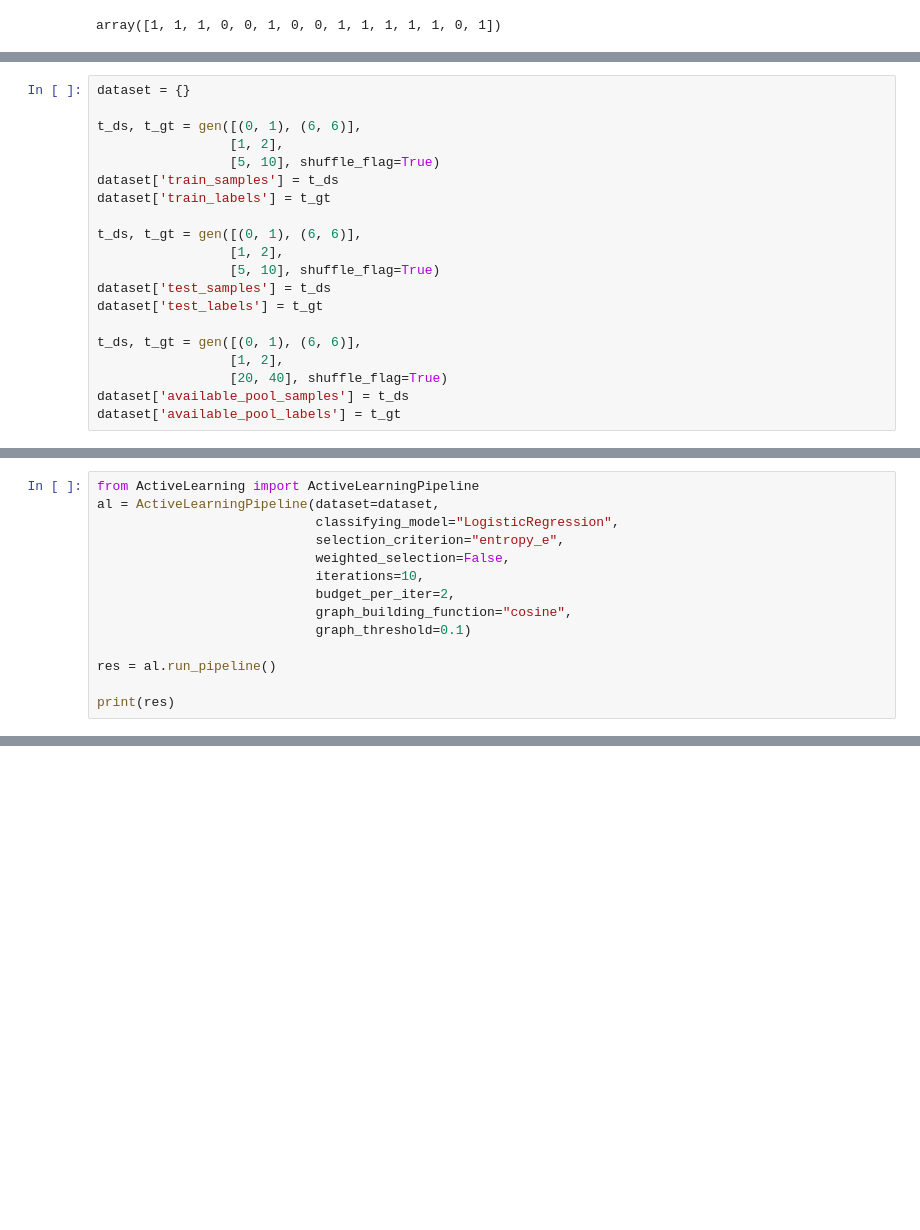
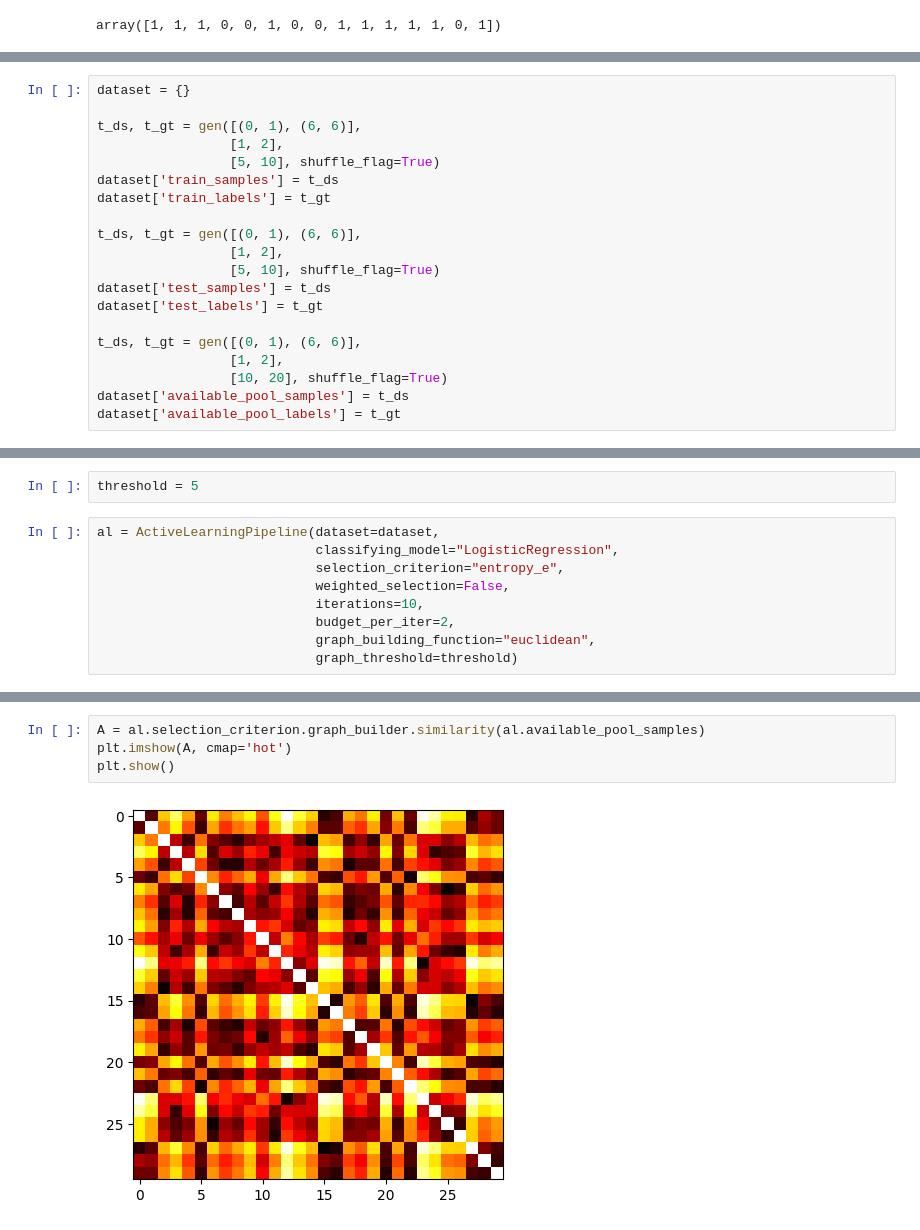
Before and after one commit to ThatMajd/Graph-Boosted-Active-Learning, a Jupyter notebook: code_testings.ipynb, the cells around one changed output, grey strips where cells are left out. Saved outputs shown, nothing was run; the diff lists cells and outputs as text; blank space fills up the shorter version.

```diff
--- a/code_testings.ipynb
+++ b/code_testings.ipynb
@@ -51,6 +51,6 @@ dataset['test_labels'] = t_gt
 
 t_ds, t_gt = gen([(0, 1), (6, 6)],
 				 [1, 2],
-				 [20, 40], shuffle_flag=True)
+				 [10, 20], shuffle_flag=True)
 dataset['available_pool_samples'] = t_ds
 dataset['available_pool_labels'] = t_gt
@@ -57,15 +59,12 @@ dataset['available_pool_labels'] = t_gt
+# %%
+threshold = 5
 # %%
-from ActiveLearning import ActiveLearningPipeline
 al = ActiveLearningPipeline(dataset=dataset,
                             classifying_model="LogisticRegression",
                             selection_criterion="entropy_e",
                             weighted_selection=False,
                             iterations=10,
                             budget_per_iter=2,
-                            graph_building_function="cosine",
-                            graph_threshold=0.1)
-
-res = al.run_pipeline()
-
-print(res)
+                            graph_building_function="euclidean",
+                            graph_threshold=threshold)
 # %% [output]
@@ -73,0 +77,6 @@ entropy
+# %%
+A = al.selection_criterion.graph_builder.similarity(al.available_pool_samples)
+plt.imshow(A, cmap='hot')
+plt.show()
+# %% [output]
+[figure, added]
```
Also changed, not shown: parts of 21 cells of this notebook, 1 other file.
